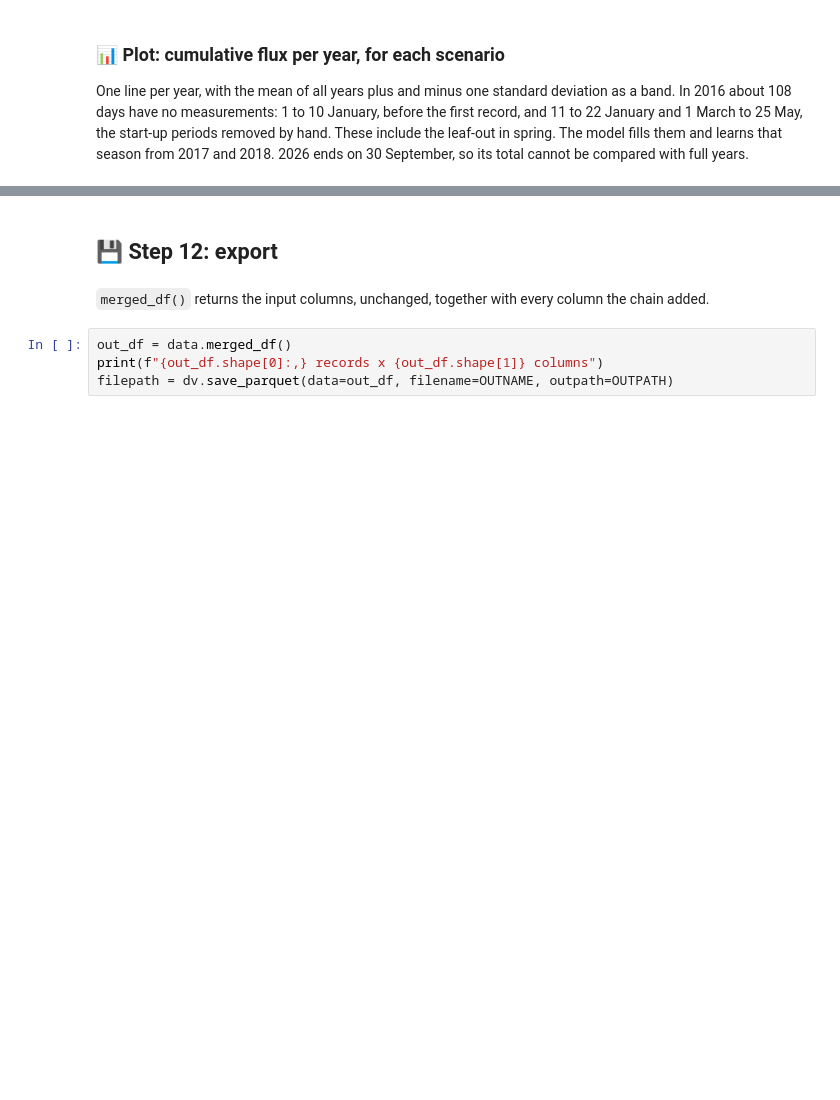
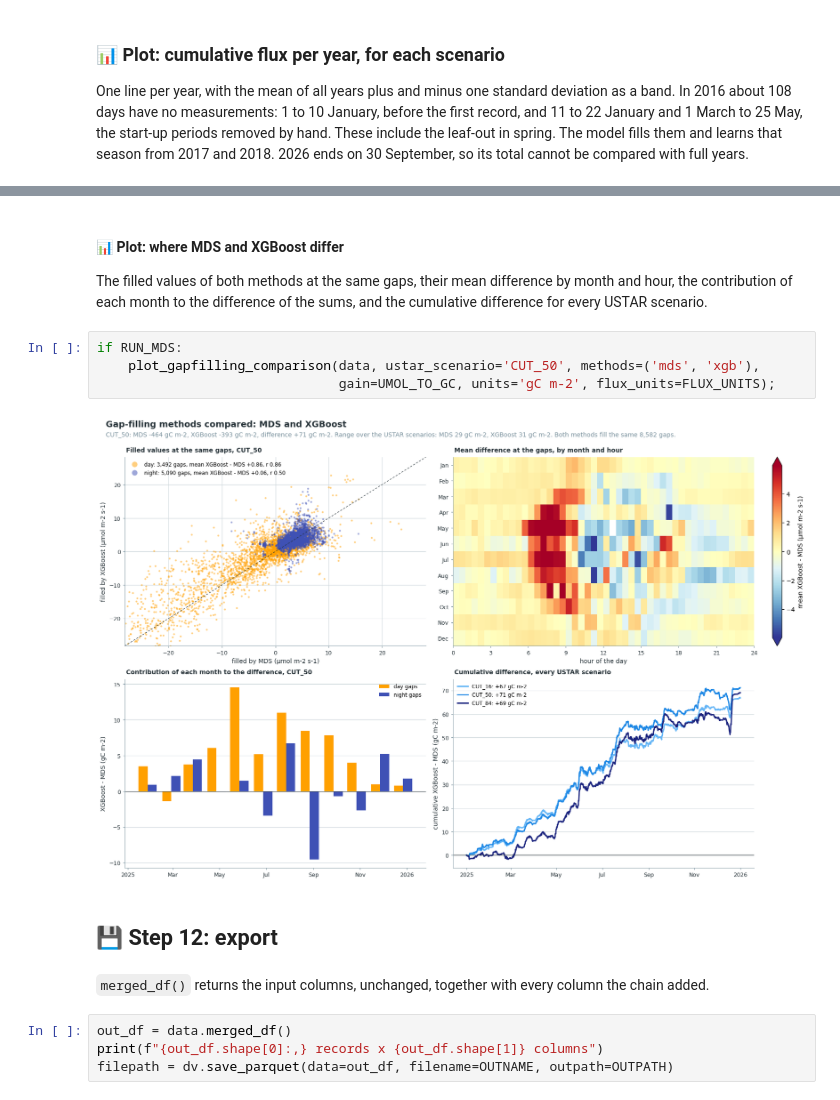
Before and after one commit to holukas/dataset_ch-lae_flux_product, a Jupyter notebook: workflow/30_FLUX_PROCESSING_CHAIN/34_IRGA72_2016-2024/01_FPPC_IRGA72_2016-2026.09.ipynb, the cells around one changed output, grey strips where cells are left out. Saved outputs shown, nothing was run; the diff lists cells and outputs as text; blank space fills up the shorter version.

```diff
--- a/workflow/30_FLUX_PROCESSING_CHAIN/34_IRGA72_2016-2024/01_FPPC_IRGA72_2016-2026.09.ipynb
+++ b/workflow/30_FLUX_PROCESSING_CHAIN/34_IRGA72_2016-2024/01_FPPC_IRGA72_2016-2026.09.ipynb
@@ -937,3 +1023,15 @@ plot_gapfilled_cumulative(
+# %% [markdown]
+#### 📊 Plot: where MDS and XGBoost differ
+
+The filled values of both methods at the same gaps, their mean difference by month and hour, the
+contribution of each month to the difference of the sums, and the cumulative difference for every
+USTAR scenario.
+# %%
+if RUN_MDS:
+    plot_gapfilling_comparison(data, ustar_scenario='CUT_50', methods=('mds', 'xgb'),
+                               gain=UMOL_TO_GC, units='gC m-2', flux_units=FLUX_UNITS);
+# %% [output]
+[figure, added]
 # %% [markdown]
 ## 💾 Step 12: export
 # %% [markdown]
```
Also changed, not shown: parts of 30 cells of this notebook.
